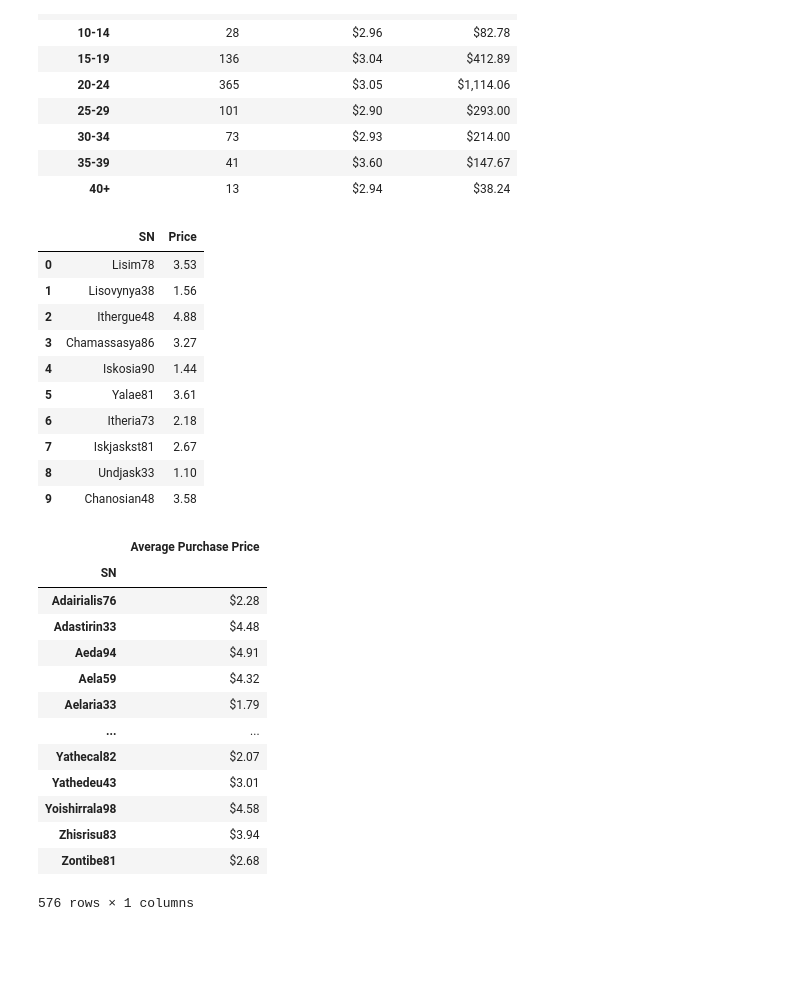
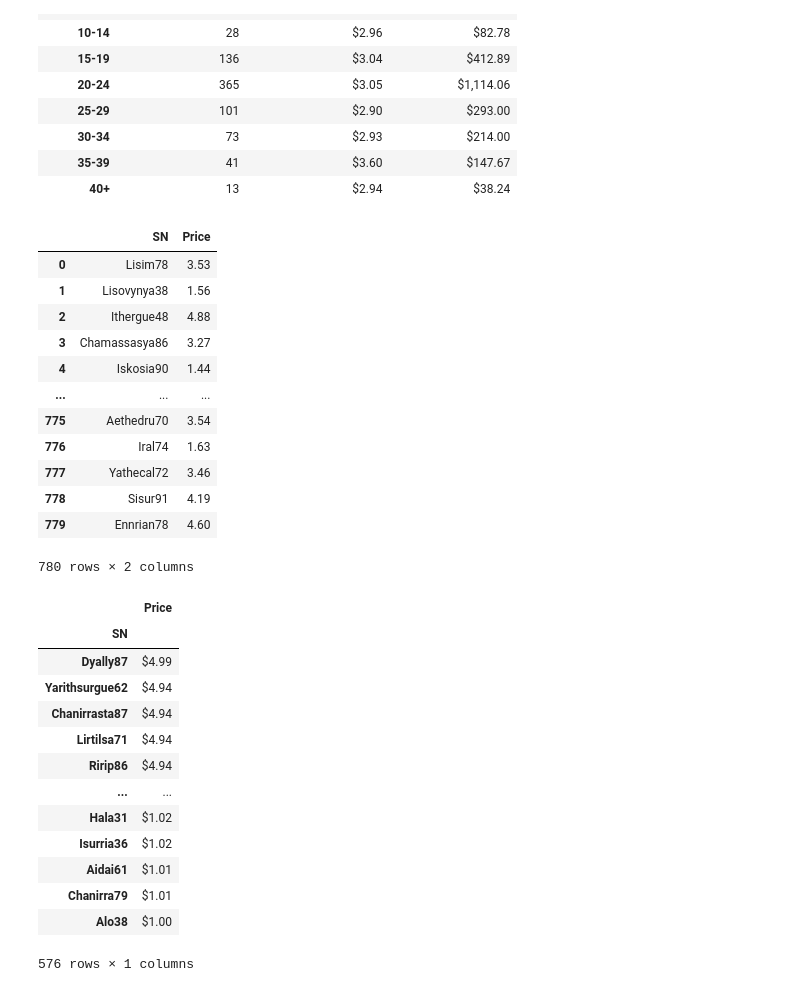
Before and after one commit to nikoelvambuena95/pandas-challenge, a Jupyter notebook: Pandas_homework.ipynb, the cells around one changed output. Drawn from its saved outputs; the diff is of its cells as text; code cells hidden in the pictures; blank space fills up the shorter version.

```diff
--- a/Pandas_homework.ipynb
+++ b/Pandas_homework.ipynb
@@ -340,7 +342,7 @@ spenders_analysis_raw_df = pd.DataFrame(purchase_data_df[['SN', 'Price']])
 #spenders groupby data frame from 'spenders_analysis_raw_df'
 spenders_analysis_group = spenders_analysis_raw_df.groupby(['SN'])
 
-spenders_analysis_raw_df.head(10)
+spenders_analysis_raw_df
 # %% [output]
 |  | SN | Price |
 | 0 | Lisim78 | 3.53 |
@@ -348,35 +350,36 @@ spenders_analysis_raw_df.head(10)
 | 2 | Ithergue48 | 4.88 |
 | 3 | Chamassasya86 | 3.27 |
 | 4 | Iskosia90 | 1.44 |
-| 5 | Yalae81 | 3.61 |
-| 6 | Itheria73 | 2.18 |
-| 7 | Iskjaskst81 | 2.67 |
-| 8 | Undjask33 | 1.10 |
-| 9 | Chanosian48 | 3.58 |
+| ... | ... | ... |
+| 775 | Aethedru70 | 3.54 |
+| 776 | Iral74 | 1.63 |
+| 777 | Yathecal72 | 3.46 |
+| 778 | Sisur91 | 4.19 |
+| 779 | Ennrian78 | 4.60 |
+780 rows × 2 columns
 # %%
 #'Average Purchase Price' data frame for 'Top Spenders' data
 spenders_analysis_group = spenders_analysis_raw_df.groupby(['SN'])
 spenders_analysis_avg_df = spenders_analysis_group.mean()
 
-#format values to currency & rename 'Price' column to 'Average Purhcase Price'
+#format values to currency
 spenders_analysis_avg_df['Price'] = spenders_analysis_avg_df['Price'].map("${0:,.2f}".format)
-spenders_analysis_avg_df = spenders_analysis_avg_df.rename(columns={"Price":"Average Purchase Price"})
 
-spenders_analysis_avg_df
+spenders_analysis_avg_df.sort_values(['Price'], ascending=False)
 # %% [output]
-|  | Average Purchase Price |
+|  | Price |
 | SN |  |
-| Adairialis76 | $2.28 |
-| Adastirin33 | $4.48 |
-| Aeda94 | $4.91 |
-| Aela59 | $4.32 |
-| Aelaria33 | $1.79 |
+| Dyally87 | $4.99 |
+| Yarithsurgue62 | $4.94 |
+| Chanirrasta87 | $4.94 |
+| Lirtilsa71 | $4.94 |
+| Ririp86 | $4.94 |
 | ... | ... |
-| Yathecal82 | $2.07 |
-| Yathedeu43 | $3.01 |
-| Yoishirrala98 | $4.58 |
-| Zhisrisu83 | $3.94 |
-| Zontibe81 | $2.68 |
+| Hala31 | $1.02 |
+| Isurria36 | $1.02 |
+| Aidai61 | $1.01 |
+| Chanirra79 | $1.01 |
+| Alo38 | $1.00 |
 576 rows × 1 columns
 # %%
 #'Total Purchase Value' data frame from 'Top Spenders' data
```
Also changed, not shown: parts of 4 cells of this notebook.
